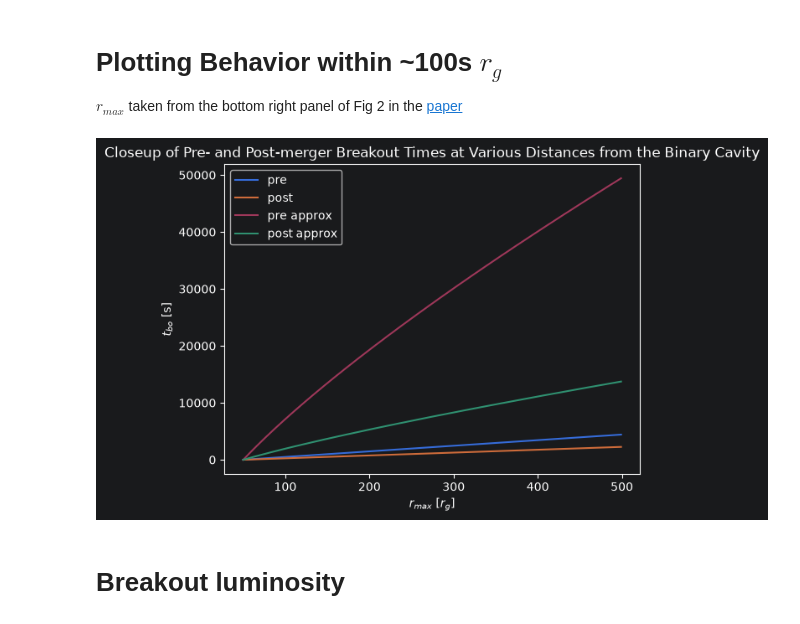
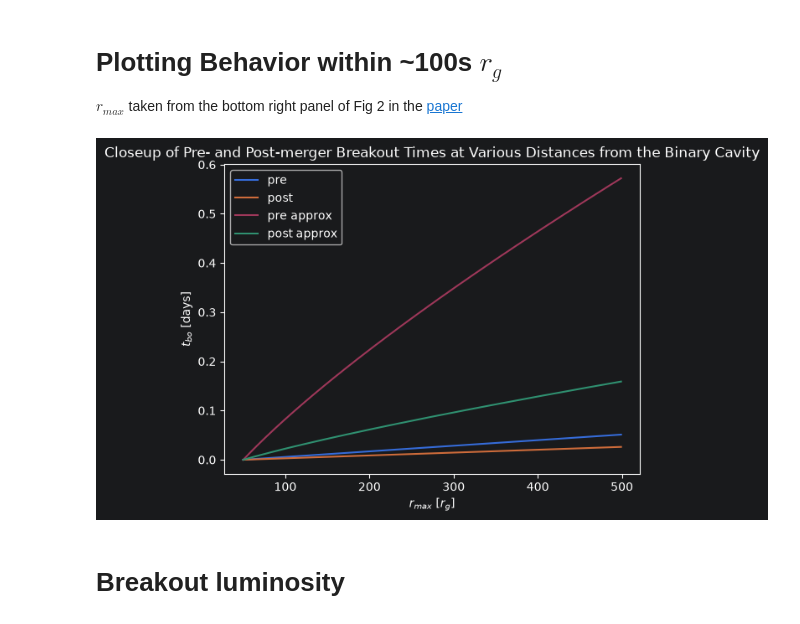
Before and after one commit to jparas-3/smbhb-project, a Jupyter notebook: jet_ism/jet_ism.ipynb, the cells around one changed output. Saved outputs shown, nothing was run; the diff lists cells and outputs as text; code cells hidden in the pictures.

Commit message:
change units of zoomed in plot

```diff
--- a/jet_ism/jet_ism.ipynb
+++ b/jet_ism/jet_ism.ipynb
@@ -41,3 +43,10 @@ outflows = {
+# %%
+pc = 3.0857e18 # [cm]
+Gyr = 3.154e7 # [s]
+day = 86400 # [s]
+G = 6.674e-8 # cgs units
+c = 3e10 # [cm/s]
+M_sun = 1.989e33 # [g]
 # %% [markdown]
 ## head velocity (eq 2 and 3 [here](https://iopscience.iop.org/article/10.1088/0004-637X/740/2/100/pdf))
 Subindices $j, h, c, a$ designate quantities related to the jet, the jet’s head, the cocoon, and the ambient medium, respectively. Everything given in cgs units except $\Sigma_j$, which has $[r_g]$.
@@ -165,26 +166,28 @@ r_max = 500 * r_g
 r_maxes = np.arange(r_min, r_max, r_g)
 
 t_bo_pre = np.array([integrate.quad(integrand, r_min, r, args=('pre'))[0] for r in r_maxes])
-# t_bo_pre /= Gyr # convert from s to Gyr
+t_bo_pre /= day # convert from s to day
 t_bo_pre_approx = np.array([integrate.quad(integrand, r_min, r, args=('pre', True))[0] for r in r_maxes])
+t_bo_pre_approx /= day # convert from s to day
 
 
 t_bo_post = np.array([integrate.quad(integrand, r_min, r, args=('post'))[0] for r in r_maxes])
-# t_bo_post /= Gyr # convert from s to Gyr
+t_bo_post /= day # convert from s to day
 t_bo_post_approx = np.array([integrate.quad(integrand, r_min, r, args=('post', True))[0] for r in r_maxes])
+t_bo_post_approx /= day # convert from s to day
 # %%
 plt.plot(r_maxes / r_g, t_bo_pre, label='pre')
 plt.plot(r_maxes / r_g, t_bo_post, label='post')
 plt.plot(r_maxes / r_g, t_bo_pre_approx, label='pre approx')
 plt.plot(r_maxes / r_g, t_bo_post_approx, label='post approx')
 plt.xlabel(r'$r_{max}$ $[r_g]$')
-plt.ylabel(r'$t_{bo}$ [s]')
+plt.ylabel(r'$t_{bo}$ [days]')
 # plt.xscale('log')
 plt.title('Closeup of Pre- and Post-merger Breakout Times at Various Distances from the Binary Cavity')
 plt.legend()
 plt.show()
 # %% [output]
-[figure, old version]
+[figure, new version]
 # %% [markdown]
 # Breakout luminosity
 # %%
```
Also changed, not shown: parts of 4 cells of this notebook.
